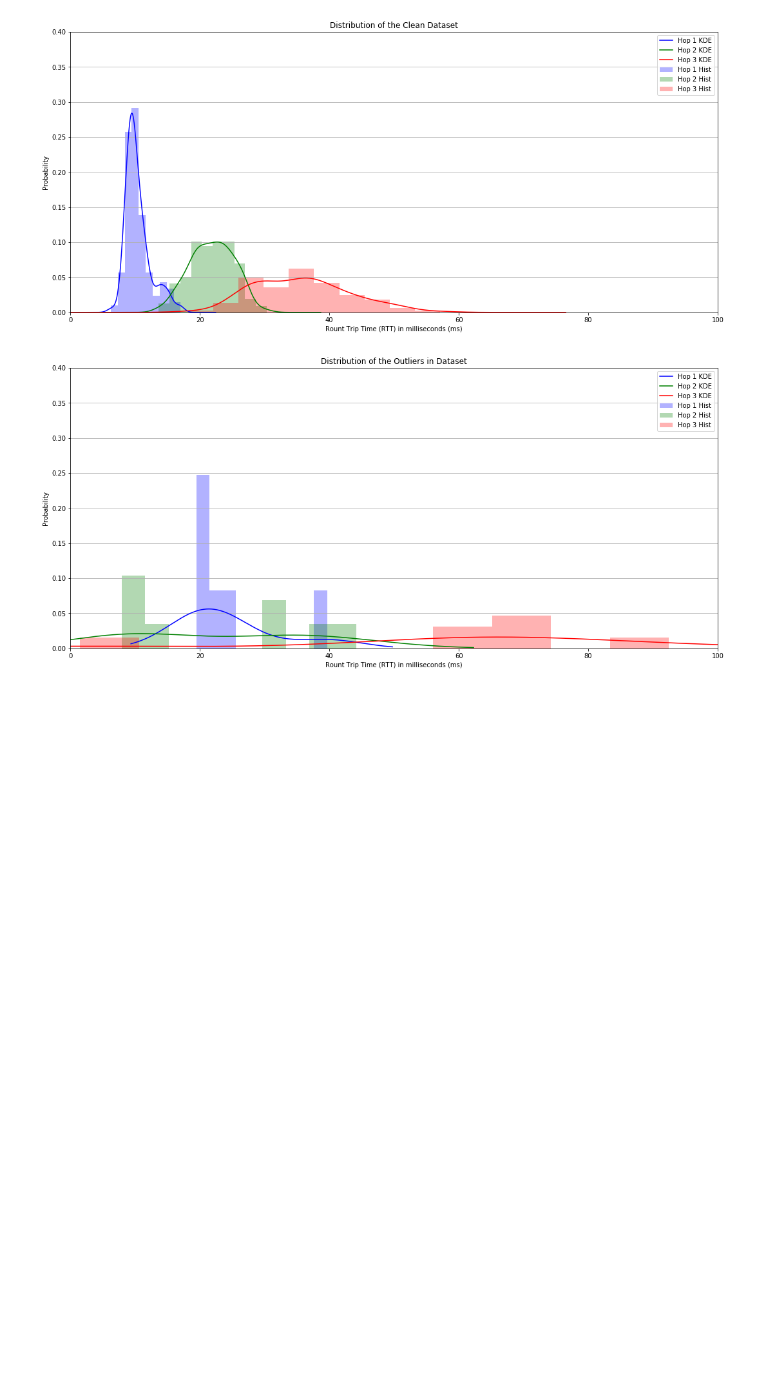
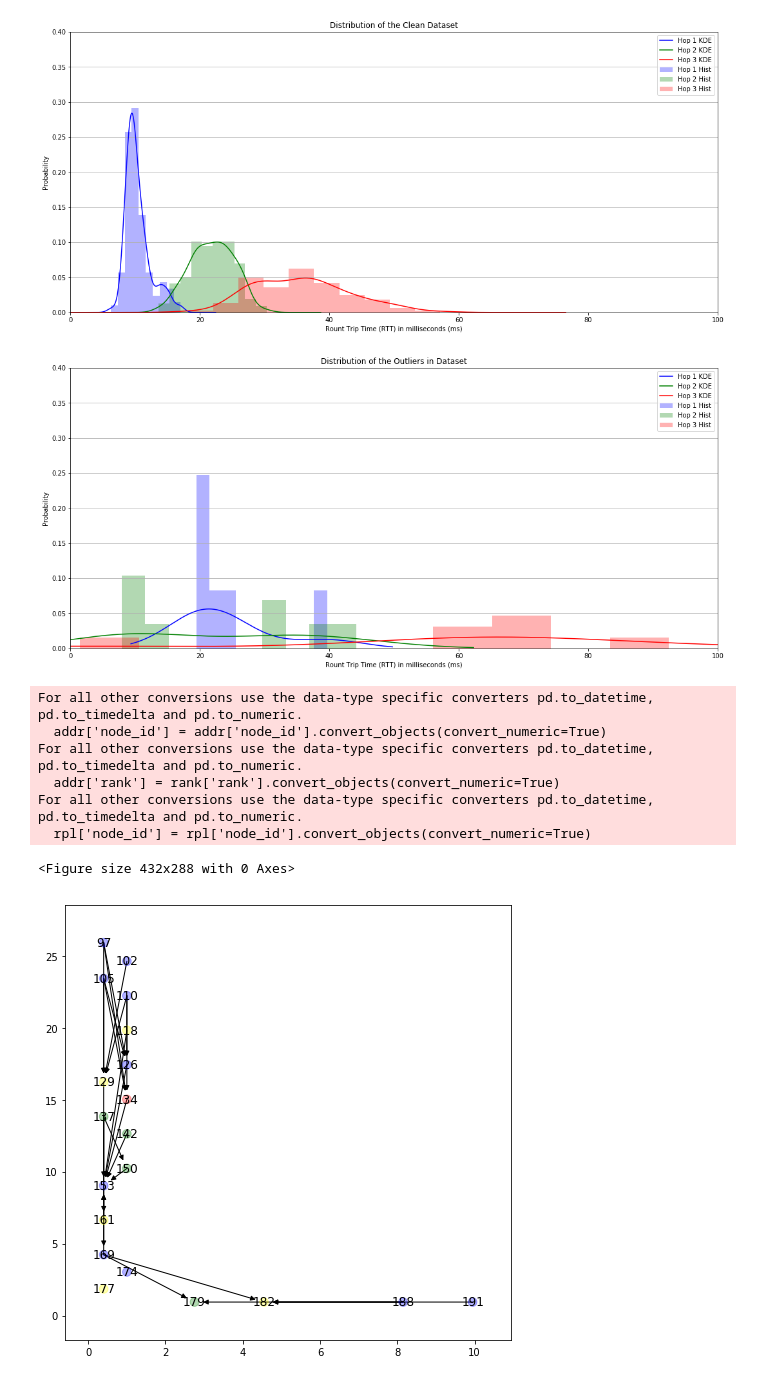
Before and after one commit to ichatz/iot-netprofiler, a Jupyter notebook: iot-lab-25nodes/ExploratoryAnalysis.ipynb, the cells around one changed output. Drawn from its saved outputs; the diff is of its cells as text; code cells hidden in the pictures; blank space fills up the shorter version.

Commit message:
Exploratory analysis for new traces

```diff
--- a/iot-lab-25nodes/ExploratoryAnalysis.ipynb
+++ b/iot-lab-25nodes/ExploratoryAnalysis.ipynb
@@ -369,11 +369,20 @@ plt.show()
 # %% [output]
 [figure]
 # %%
-G4 = trace_analysis.produce_iotlab_topology('/home/ichatz/Local/iot-netprofiler/iot-lab-25nodes/traces/', '2019-01JAN-30-2')
+G5 = trace_analysis.produce_iotlab_topology('/home/ichatz/Local/iot-netprofiler/iot-lab-25nodes/traces/', '2019-01JAN-30-3b113b122b145b166b185')
 
 plt.clf()
 fig = plt.figure(figsize=(8, 8))
-nx.draw_networkx_nodes(G4, pos=nx.get_node_attributes(G4,'loc'), node_shape='.', node_color=list(nx.get_node_attributes(G4,'color').values()), alpha=0.3)
-nx.draw_networkx_labels(G4, pos=nx.get_node_attributes(G4,'loc'), labels=nx.get_node_attributes(G4,'id'))
-nx.draw_networkx_edges(G4, pos=nx.get_node_attributes(G4,'loc'))
+nx.draw_networkx_nodes(G5, pos=nx.get_node_attributes(G5,'loc'), node_shape='.', node_color=list(nx.get_node_attributes(G5,'color').values()), alpha=0.3)
+nx.draw_networkx_labels(G5, pos=nx.get_node_attributes(G5,'loc'), labels=nx.get_node_attributes(G5,'id'))
+nx.draw_networkx_edges(G5, pos=nx.get_node_attributes(G5,'loc'))
 plt.show()
+# %% [output]
+For all other conversions use the data-type specific converters pd.to_datetime, pd.to_timedelta and pd.to_numeric.
+  addr['node_id'] = addr['node_id'].convert_objects(convert_numeric=True)
+For all other conversions use the data-type specific converters pd.to_datetime, pd.to_timedelta and pd.to_numeric.
+  addr['rank'] = rank['rank'].convert_objects(convert_numeric=True)
+For all other conversions use the data-type specific converters pd.to_datetime, pd.to_timedelta and pd.to_numeric.
+  rpl['node_id'] = rpl['node_id'].convert_objects(convert_numeric=True)
+<Figure size 432x288 with 0 Axes>
+[figure, added]
```
